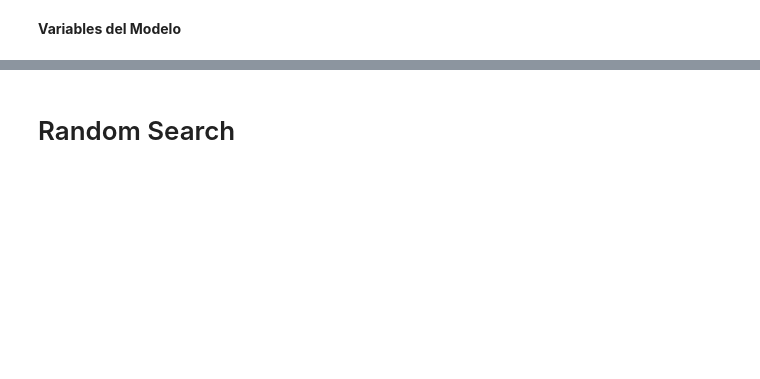
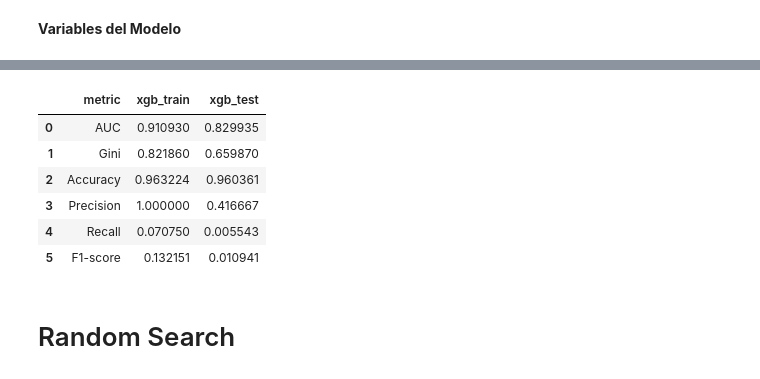
Before and after one commit to JCaballerot/Machine-Learning-Program, a Jupyter notebook: Supervised_models/DecisionTrees_Boosting/Lab_Santander.ipynb, the cells around one changed output, grey strips where cells are left out. Drawn from its saved outputs; the diff is of its cells as text; code cells hidden in the pictures; blank space fills up the shorter version.

```diff
--- a/Supervised_models/DecisionTrees_Boosting/Lab_Santander.ipynb
+++ b/Supervised_models/DecisionTrees_Boosting/Lab_Santander.ipynb
@@ -848,25 +901,34 @@ X_train['prediction']  = X_train.probability.apply(lambda x: 1 if x > 0.5 else 0
 X_test['prediction'] = X_test.probability.apply(lambda x: 1 if x > 0.5 else 0)
 # %%
 #Resumen de todas las métricas del modelo
+from sklearn.metrics import *
 
 metricsXGB = pd.DataFrame({'metric':['AUC','Gini','Accuracy','Precision','Recall','F1-score'],
                                 'xgb_train':[roc_auc_score(y_train, X_train.probability),
                                         (roc_auc_score(y_train, X_train.probability)*2-1),
                                         accuracy_score(y_train, X_train.prediction),
                                         precision_score(y_train, X_train.prediction),
                                         recall_score(y_train, X_train.prediction),
                                         f1_score(y_train, X_train.prediction)],
 
                                 'xgb_test':[roc_auc_score(y_test, X_test.probability),
                                         (roc_auc_score(y_test, X_test.probability)*2-1),
                                         accuracy_score(y_test, X_test.prediction),
                                         precision_score(y_test, X_test.prediction),
                                         recall_score(y_test, X_test.prediction),
                                         f1_score(y_test, X_test.prediction)]})
 
-
-metricsRes = pd.merge(metricsRes, metricsXGB, on = 'metric', how='left')
-metricsRes
+metricsXGB
+#metricsRes = pd.merge(metricsRes, metricsXGB, on = 'metric', how='left')
+#metricsRes
+# %% [output]
+|  | metric | xgb_train | xgb_test |
+| 0 | AUC | 0.910930 | 0.829935 |
+| 1 | Gini | 0.821860 | 0.659870 |
+| 2 | Accuracy | 0.963224 | 0.960361 |
+| 3 | Precision | 1.000000 | 0.416667 |
+| 4 | Recall | 0.070750 | 0.005543 |
+| 5 | F1-score | 0.132151 | 0.010941 |
 # %% [markdown]
 # Random Search
 # %%
```
Also changed, not shown: parts of 18 cells of this notebook.
